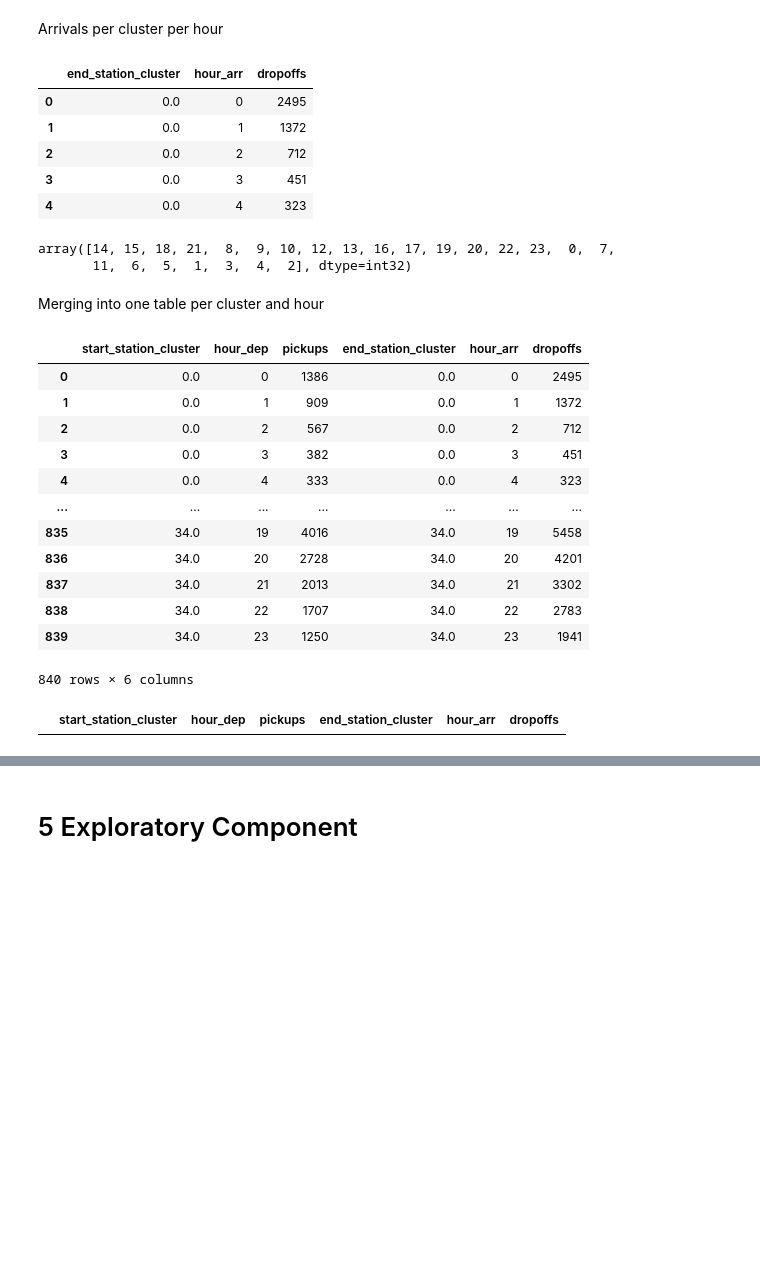
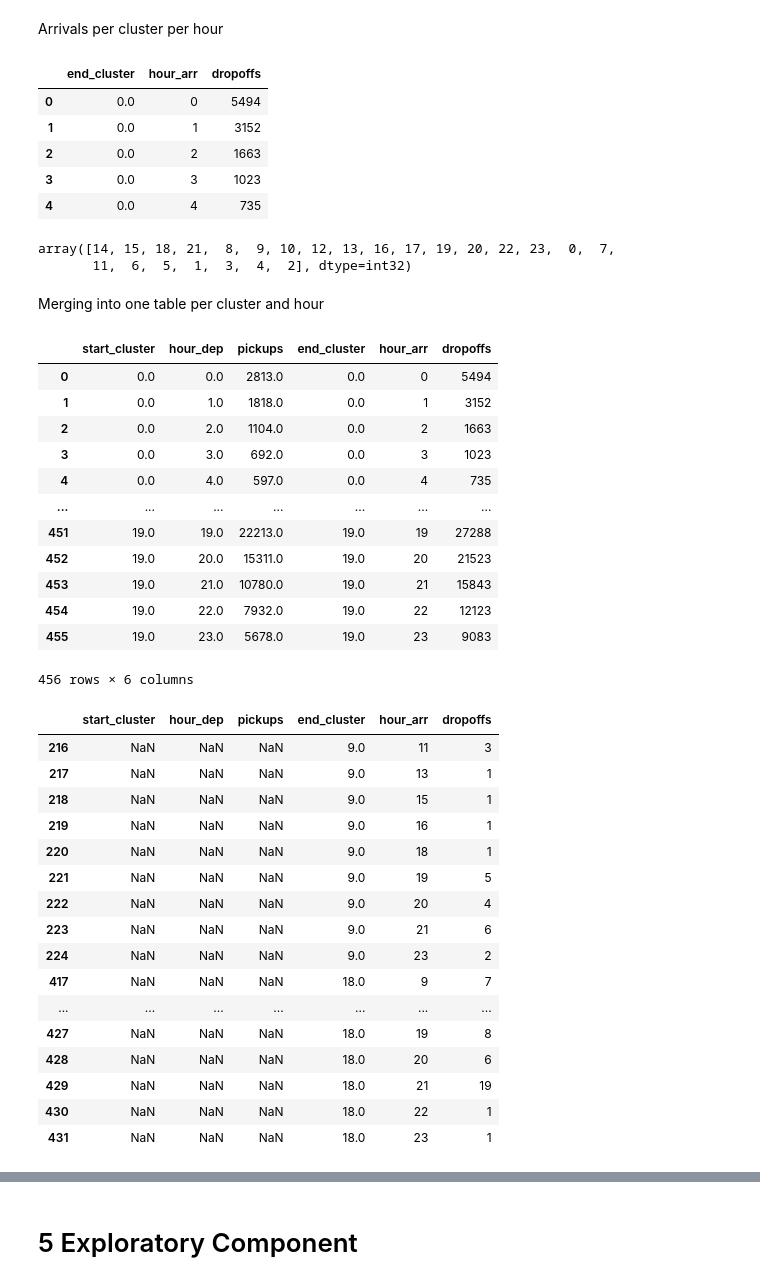
Before and after one commit to Cami967j/Introduction-to-business-analytics, a Jupyter notebook: assignment.ipynb, the cells around one changed output, grey strips where cells are left out. Saved outputs shown, nothing was run; the diff lists cells and outputs as text; code cells hidden in the pictures; blank space fills up the shorter version.

```diff
--- a/assignment.ipynb
+++ b/assignment.ipynb
@@ -317,7 +352,7 @@ station_usage = pd.merge(start_usage, end_usage, on='station_id', how='outer').f
 
 # Add usage counts to the unique station table
 unique_stations = pd.merge(unique_stations, station_usage, on='station_id', how='left').fillna(0)
-
+unique_stations['counts'] = unique_stations['start_count'] + unique_stations['end_count']
 # Total usage (pickups + dropoffs)
 unique_stations['total_usage'] = unique_stations['start_count'] + unique_stations['end_count']
 
@@ -545,13 +590,13 @@ Mapping stations to cluster
 # %% [markdown]
 Departures per cluster per hour
 # %%
-data_wo_outliers['hour_dep'] = data_wo_outliers['starttime'].dt.hour
+data_wo_outliers_1['hour_dep'] = data_wo_outliers_1['starttime'].dt.hour
 hourly_dep = (
-    data_wo_outliers.groupby(['start_station_cluster', 'hour_dep'])
+    data_wo_outliers_1.groupby(['start_cluster', 'hour_dep'])
         .size()
         .reset_index(name='pickups')
 )
 display(hourly_dep.head())
 
-display(data_wo_outliers['hour_dep'].unique())
+display(data_wo_outliers_1['hour_dep'].unique())
 # %% [output]
@@ -566,23 +611,23 @@ array([13, 15, 18, 21,  7,  8,  9, 10, 11, 12, 14, 16, 17, 19, 20, 22,  0,
 # %% [markdown]
 Arrivals per cluster per hour
 # %%
-data_wo_outliers['hour_arr'] = data['stoptime'].dt.hour
+data_wo_outliers_1['hour_arr'] = data_wo_outliers_1['stoptime'].dt.hour
 
 hourly_arr = (
-    data_wo_outliers.groupby(['end_station_cluster', 'hour_arr'])
+    data_wo_outliers_1.groupby(['end_cluster', 'hour_arr'])
         .size()
         .reset_index(name='dropoffs')
 )
 display(hourly_arr.head())
 
-display(data_wo_outliers['hour_arr'].unique())
+display(data_wo_outliers_1['hour_arr'].unique())
 # %% [output]
-|  | end_station_cluster | hour_arr | dropoffs |
-| 0 | 0.0 | 0 | 2495 |
-| 1 | 0.0 | 1 | 1372 |
-| 2 | 0.0 | 2 | 712 |
-| 3 | 0.0 | 3 | 451 |
-| 4 | 0.0 | 4 | 323 |
+|  | end_cluster | hour_arr | dropoffs |
+| 0 | 0.0 | 0 | 5494 |
+| 1 | 0.0 | 1 | 3152 |
+| 2 | 0.0 | 2 | 1663 |
+| 3 | 0.0 | 3 | 1023 |
+| 4 | 0.0 | 4 | 735 |
 array([14, 15, 18, 21,  8,  9, 10, 12, 13, 16, 17, 19, 20, 22, 23,  0,  7,
        11,  6,  5,  1,  3,  4,  2], dtype=int32)
 # %% [markdown]
@@ -590,27 +635,43 @@ Merging into one table per cluster and hour
 # %%
 hourly = (
     hourly_dep
-    .merge(hourly_arr, left_on=['start_station_cluster','hour_dep'],
-                        right_on=['end_station_cluster','hour_arr'],
+    .merge(hourly_arr, left_on=['start_cluster','hour_dep'],
+                        right_on=['end_cluster','hour_arr'],
            how='outer')
 )
 
 hourly.head(1000)
 # %% [output]
-|  | start_station_cluster | hour_dep | pickups | end_station_cluster | hour_arr | dropoffs |
-| 0 | 0.0 | 0 | 1386 | 0.0 | 0 | 2495 |
-| 1 | 0.0 | 1 | 909 | 0.0 | 1 | 1372 |
-| 2 | 0.0 | 2 | 567 | 0.0 | 2 | 712 |
-| 3 | 0.0 | 3 | 382 | 0.0 | 3 | 451 |
-| 4 | 0.0 | 4 | 333 | 0.0 | 4 | 323 |
+|  | start_cluster | hour_dep | pickups | end_cluster | hour_arr | dropoffs |
+| 0 | 0.0 | 0.0 | 2813.0 | 0.0 | 0 | 5494 |
+| 1 | 0.0 | 1.0 | 1818.0 | 0.0 | 1 | 3152 |
+| 2 | 0.0 | 2.0 | 1104.0 | 0.0 | 2 | 1663 |
+| 3 | 0.0 | 3.0 | 692.0 | 0.0 | 3 | 1023 |
+| 4 | 0.0 | 4.0 | 597.0 | 0.0 | 4 | 735 |
 | ... | ... | ... | ... | ... | ... | ... |
-| 835 | 34.0 | 19 | 4016 | 34.0 | 19 | 5458 |
-| 836 | 34.0 | 20 | 2728 | 34.0 | 20 | 4201 |
-| 837 | 34.0 | 21 | 2013 | 34.0 | 21 | 3302 |
-| 838 | 34.0 | 22 | 1707 | 34.0 | 22 | 2783 |
-| 839 | 34.0 | 23 | 1250 | 34.0 | 23 | 1941 |
+| 451 | 19.0 | 19.0 | 22213.0 | 19.0 | 19 | 27288 |
+| 452 | 19.0 | 20.0 | 15311.0 | 19.0 | 20 | 21523 |
+| 453 | 19.0 | 21.0 | 10780.0 | 19.0 | 21 | 15843 |
+| 454 | 19.0 | 22.0 | 7932.0 | 19.0 | 22 | 12123 |
+| 455 | 19.0 | 23.0 | 5678.0 | 19.0 | 23 | 9083 |
-840 rows × 6 columns
+456 rows × 6 columns
 # %%
-hourly[hourly['start_station_cluster']!=hourly['end_station_cluster']]
+hourly[hourly['start_cluster']!=hourly['end_cluster']]
 # %% [output]
-|  | start_station_cluster | hour_dep | pickups | end_station_cluster | hour_arr | dropoffs |
+|  | start_cluster | hour_dep | pickups | end_cluster | hour_arr | dropoffs |
+| 216 | NaN | NaN | NaN | 9.0 | 11 | 3 |
+| 217 | NaN | NaN | NaN | 9.0 | 13 | 1 |
+| 218 | NaN | NaN | NaN | 9.0 | 15 | 1 |
+| 219 | NaN | NaN | NaN | 9.0 | 16 | 1 |
+| 220 | NaN | NaN | NaN | 9.0 | 18 | 1 |
+| 221 | NaN | NaN | NaN | 9.0 | 19 | 5 |
+| 222 | NaN | NaN | NaN | 9.0 | 20 | 4 |
+| 223 | NaN | NaN | NaN | 9.0 | 21 | 6 |
+| 224 | NaN | NaN | NaN | 9.0 | 23 | 2 |
+| 417 | NaN | NaN | NaN | 18.0 | 9 | 7 |
+| ... | ... | ... | ... | ... | ... | ... |
+| 427 | NaN | NaN | NaN | 18.0 | 19 | 8 |
+| 428 | NaN | NaN | NaN | 18.0 | 20 | 6 |
+| 429 | NaN | NaN | NaN | 18.0 | 21 | 19 |
+| 430 | NaN | NaN | NaN | 18.0 | 22 | 1 |
+| 431 | NaN | NaN | NaN | 18.0 | 23 | 1 |
```
Also changed, not shown: parts of 23 cells of this notebook.
